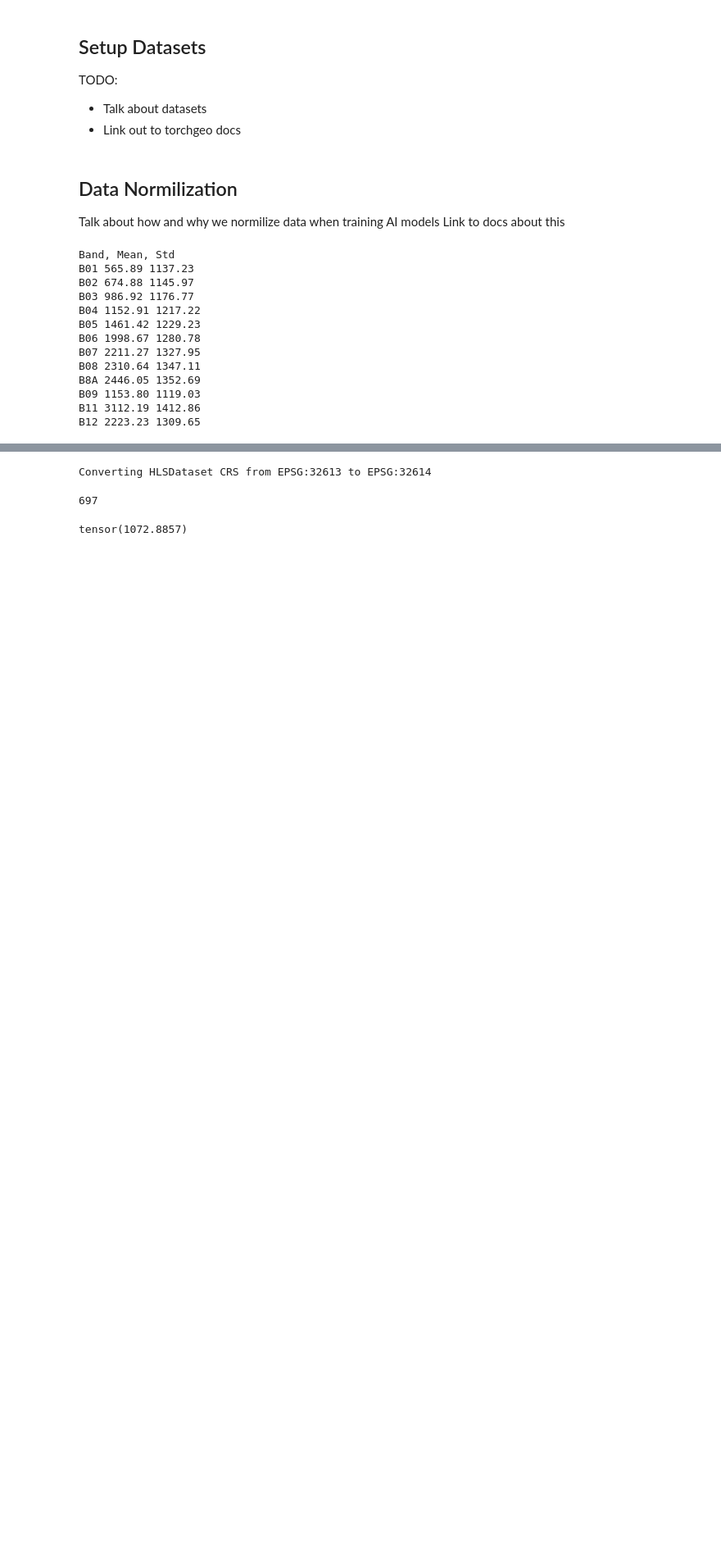
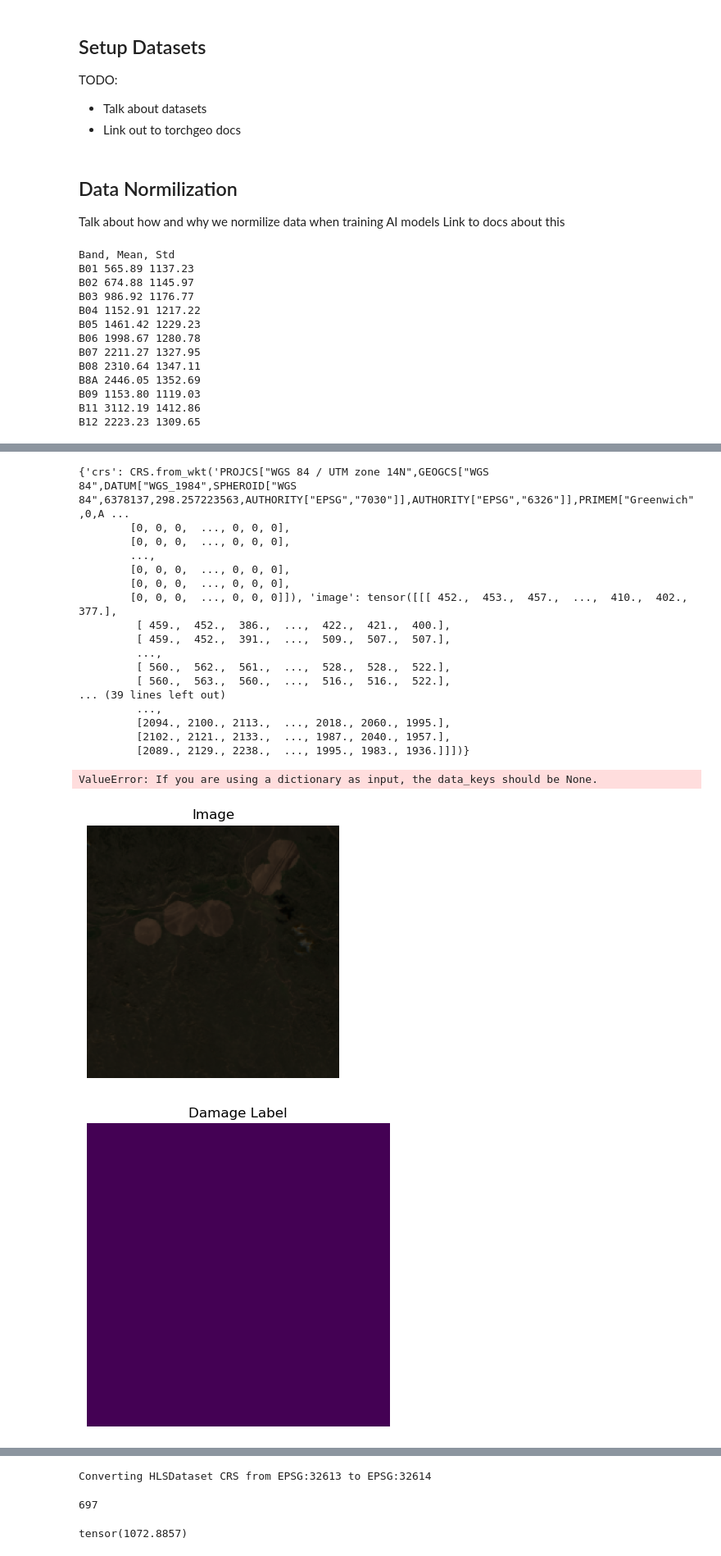
Before and after one commit to ASFHyP3/geospatial-ai-tutorials, a Jupyter notebook: severe-weather/notebooks/hwds-hls-s2-terramind-example.ipynb, the cells around one changed output, grey strips where cells are left out. Shown at 82% size. Saved outputs shown, nothing was run; the diff lists cells and outputs as text; code cells hidden in the pictures; blank space fills up the shorter version.

```diff
--- a/severe-weather/notebooks/hwds-hls-s2-terramind-example.ipynb
+++ b/severe-weather/notebooks/hwds-hls-s2-terramind-example.ipynb
@@ -416,3 +508,46 @@ B12 2223.23 1309.65
+# %%
+transform = K.AugmentationSequential(
+    K.Normalize(HLS_MEAN, HLS_STD),
+    K.Resize((patch_size, patch_size)),
+    K.RandomVerticalFlip(p=0.5),
+    K.RandomHorizontalFlip(p=0.5),
+    data_keys=['image', 'mask'],
+    keepdim=True,
+)
+
+for batch in dataloader:
+    sample = unbind_samples(batch)[0]
+    hls_dataset.plot(sample)
+    label_dataset.plot(sample)
+
+    transformed_batch = transform(batch)
+    transformed_sample = unbind_samples(transformed_batch)[0]
+
+    hls_dataset.plot(transformed_sample)
+    label_dataset.plot(transformed_sample)
+
+    break
+# %% [output]
+{'crs': CRS.from_wkt('PROJCS["WGS 84 / UTM zone 14N",GEOGCS["WGS 84",DATUM["WGS_1984",SPHEROID["WGS 84",6378137,298.257223563,AUTHORITY["EPSG","7030"]],AUTHORITY["EPSG","6326"]],PRIMEM["Greenwich",0,A ...
+        [0, 0, 0,  ..., 0, 0, 0],
+        [0, 0, 0,  ..., 0, 0, 0],
+        ...,
+        [0, 0, 0,  ..., 0, 0, 0],
+        [0, 0, 0,  ..., 0, 0, 0],
+        [0, 0, 0,  ..., 0, 0, 0]]), 'image': tensor([[[ 452.,  453.,  457.,  ...,  410.,  402.,  377.],
+         [ 459.,  452.,  386.,  ...,  422.,  421.,  400.],
+         [ 459.,  452.,  391.,  ...,  509.,  507.,  507.],
+         ...,
+         [ 560.,  562.,  561.,  ...,  528.,  528.,  522.],
+         [ 560.,  563.,  560.,  ...,  516.,  516.,  522.],
+... (39 lines left out)
+         ...,
+         [2094., 2100., 2113.,  ..., 2018., 2060., 1995.],
+         [2102., 2121., 2133.,  ..., 1987., 2040., 1957.],
+         [2089., 2129., 2238.,  ..., 1995., 1983., 1936.]]])}
+ValueError: If you are using a dictionary as input, the data_keys should be None.
+[figure, added]
+[figure, added]
 # %% [markdown]
 ## Setup DataModule
 
```
Also changed, not shown: parts of 19 cells of this notebook.
